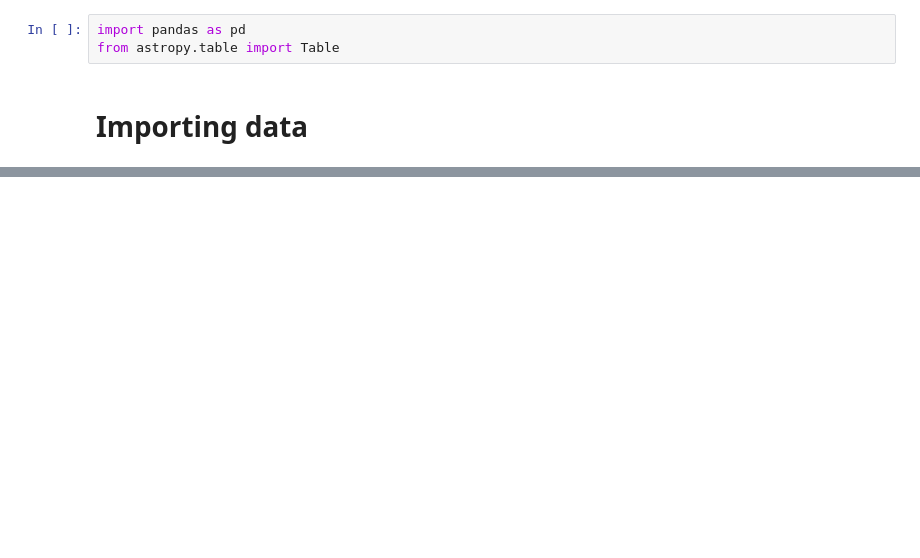
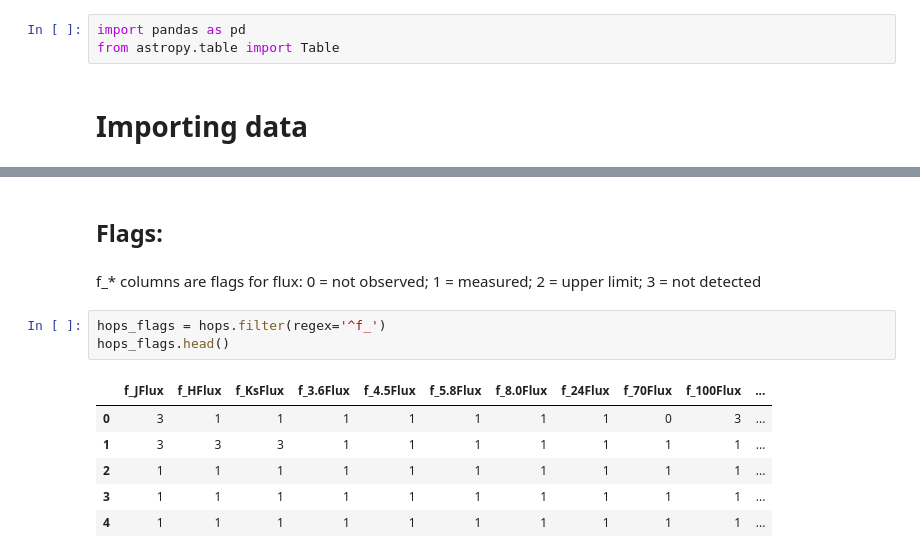
Before and after one commit to akdiaz/HOPS_ML, a Jupyter notebook: Data_Exploration.ipynb, the cells around one changed output, grey strips where cells are left out. Cells and saved outputs as stored; diff of their text form; blank space fills up the shorter version.

```diff
--- a/Data_Exploration.ipynb
+++ b/Data_Exploration.ipynb
@@ -50,0 +39,14 @@ df
+# %% [markdown]
+## Flags:
+# %% [markdown]
+f_* columns are flags for flux:  0 = not observed; 1 = measured; 2 = upper limit; 3 = not detected
+# %%
+hops_flags = hops.filter(regex='^f_')
+hops_flags.head()
+# %% [output]
+|  | f_JFlux | f_HFlux | f_KsFlux | f_3.6Flux | f_4.5Flux | f_5.8Flux | f_8.0Flux | f_24Flux | f_70Flux | f_100Flux | ... |
+| 0 | 3 | 1 | 1 | 1 | 1 | 1 | 1 | 1 | 0 | 3 | ... |
+| 1 | 3 | 3 | 3 | 1 | 1 | 1 | 1 | 1 | 1 | 1 | ... |
+| 2 | 1 | 1 | 1 | 1 | 1 | 1 | 1 | 1 | 1 | 1 | ... |
+| 3 | 1 | 1 | 1 | 1 | 1 | 1 | 1 | 1 | 1 | 1 | ... |
+| 4 | 1 | 1 | 1 | 1 | 1 | 1 | 1 | 1 | 1 | 1 | ... |
```
Also changed, not shown: parts of 7 cells of this notebook.
